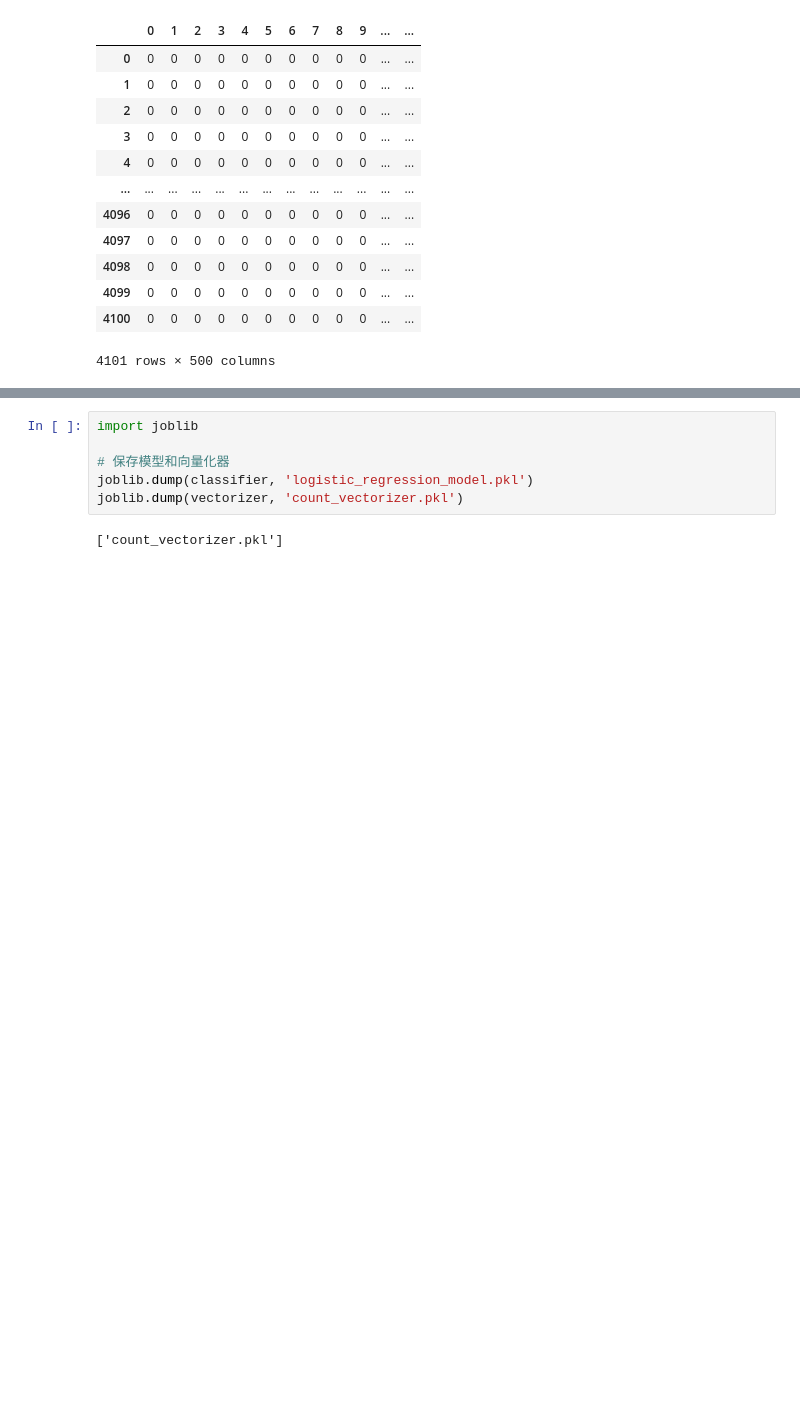
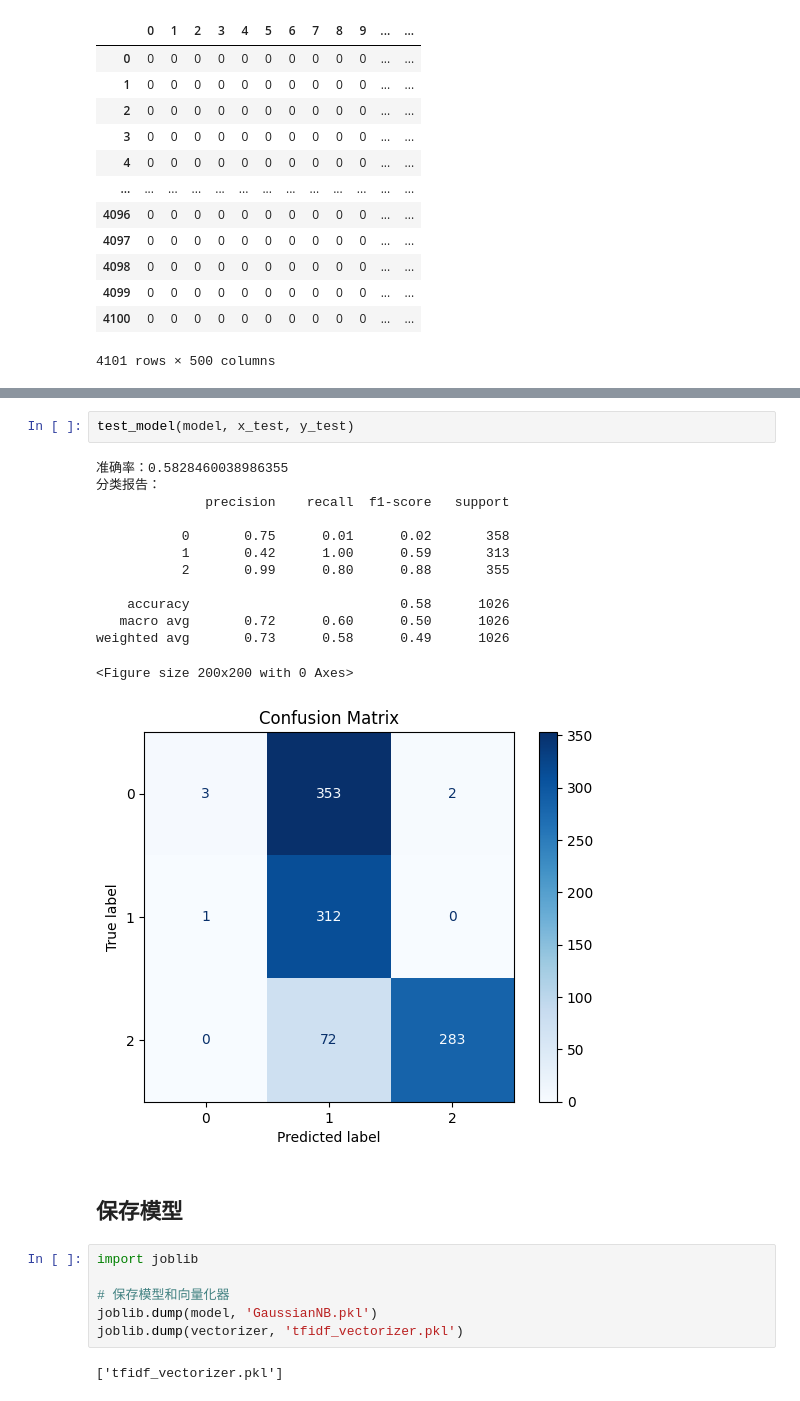
Before and after one commit to fossabot/Sensitive-leakage-detection, a Jupyter notebook: model/tranModel.ipynb, the cells around one changed output, grey strips where cells are left out. Saved outputs shown, nothing was run; the diff lists cells and outputs as text; blank space fills up the shorter version.

```diff
--- a/model/tranModel.ipynb
+++ b/model/tranModel.ipynb
@@ -171,10 +320,28 @@ weighted avg       0.83      0.65      0.58      1026
+# %%
+test_model(model, x_test, y_test)
+# %% [output]
+准确率：0.5828460038986355
+分类报告：
+              precision    recall  f1-score   support
+
+           0       0.75      0.01      0.02       358
+           1       0.42      1.00      0.59       313
+           2       0.99      0.80      0.88       355
+
+    accuracy                           0.58      1026
+   macro avg       0.72      0.60      0.50      1026
+weighted avg       0.73      0.58      0.49      1026
+<Figure size 200x200 with 0 Axes>
+[figure, added]
+# %% [markdown]
+## 保存模型
 # %%
 import joblib
 
 # 保存模型和向量化器
-joblib.dump(classifier, 'logistic_regression_model.pkl')
-joblib.dump(vectorizer, 'count_vectorizer.pkl')
+joblib.dump(model, 'GaussianNB.pkl')
+joblib.dump(vectorizer, 'tfidf_vectorizer.pkl')
 # %% [output]
-['count_vectorizer.pkl']
+['tfidf_vectorizer.pkl']
 # %%
 from unittest import result
```
Also changed, not shown: parts of 31 cells of this notebook, 6 other files.
